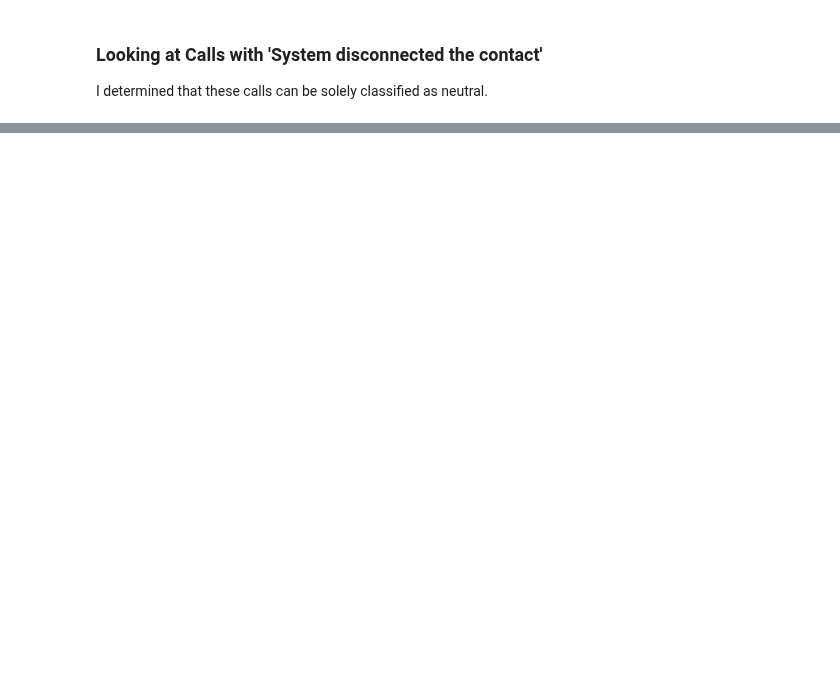
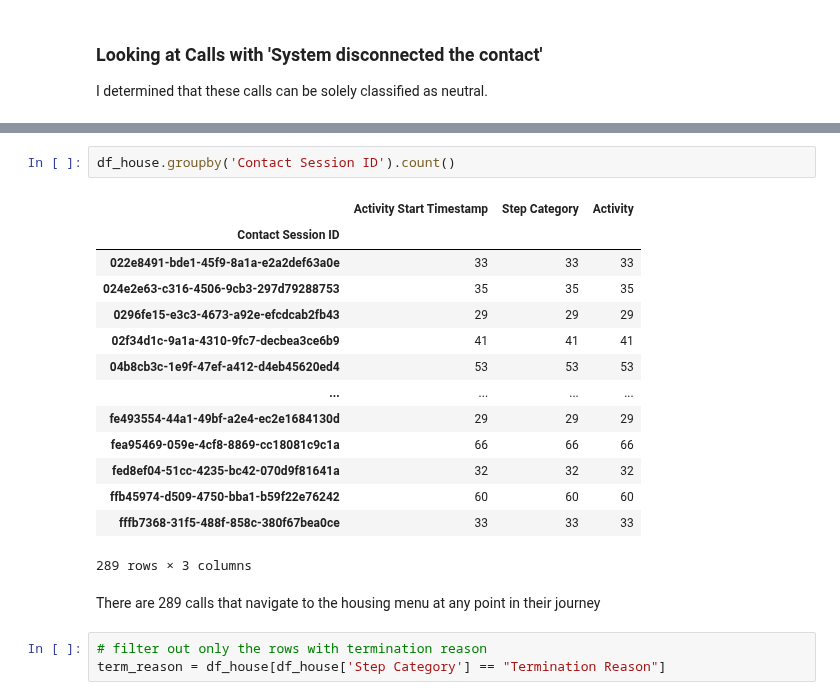
Before and after one commit to arvindkrishna87/STAT390_LegalAid_Fall2025, a Jupyter notebook: Code/Call outcome analysis/Outcome_Classification_22Oct_Derwent.ipynb, the cells around one changed output, grey strips where cells are left out. Cells and saved outputs as stored; diff of their text form; blank space fills up the shorter version.

```diff
--- a/Code/Call outcome analysis/Outcome_Classification_22Oct_Derwent.ipynb
+++ b/Code/Call outcome analysis/Outcome_Classification_22Oct_Derwent.ipynb
@@ -386,0 +241,22 @@ filtered_journeys[filtered_journeys['Contact Session ID']== "fdc56f2f-75b9-4642-
+# %%
+df_house.groupby('Contact Session ID').count()
+# %% [output]
+|  | Activity Start Timestamp | Step Category | Activity |
+| Contact Session ID |  |  |  |
+| 022e8491-bde1-45f9-8a1a-e2a2def63a0e | 33 | 33 | 33 |
+| 024e2e63-c316-4506-9cb3-297d79288753 | 35 | 35 | 35 |
+| 0296fe15-e3c3-4673-a92e-efcdcab2fb43 | 29 | 29 | 29 |
+| 02f34d1c-9a1a-4310-9fc7-decbea3ce6b9 | 41 | 41 | 41 |
+| 04b8cb3c-1e9f-47ef-a412-d4eb45620ed4 | 53 | 53 | 53 |
+| ... | ... | ... | ... |
+| fe493554-44a1-49bf-a2e4-ec2e1684130d | 29 | 29 | 29 |
+| fea95469-059e-4cf8-8869-cc18081c9c1a | 66 | 66 | 66 |
+| fed8ef04-51cc-4235-bc42-070d9f81641a | 32 | 32 | 32 |
+| ffb45974-d509-4750-bba1-b59f22e76242 | 60 | 60 | 60 |
+| fffb7368-31f5-488f-858c-380f67bea0ce | 33 | 33 | 33 |
+289 rows × 3 columns
+# %% [markdown]
+There are 289 calls that navigate to the housing menu at any point in their journey
+# %%
+# filter out only the rows with termination reason
+term_reason = df_house[df_house['Step Category'] == "Termination Reason"]
```
Also changed, not shown: parts of 44 cells of this notebook.
